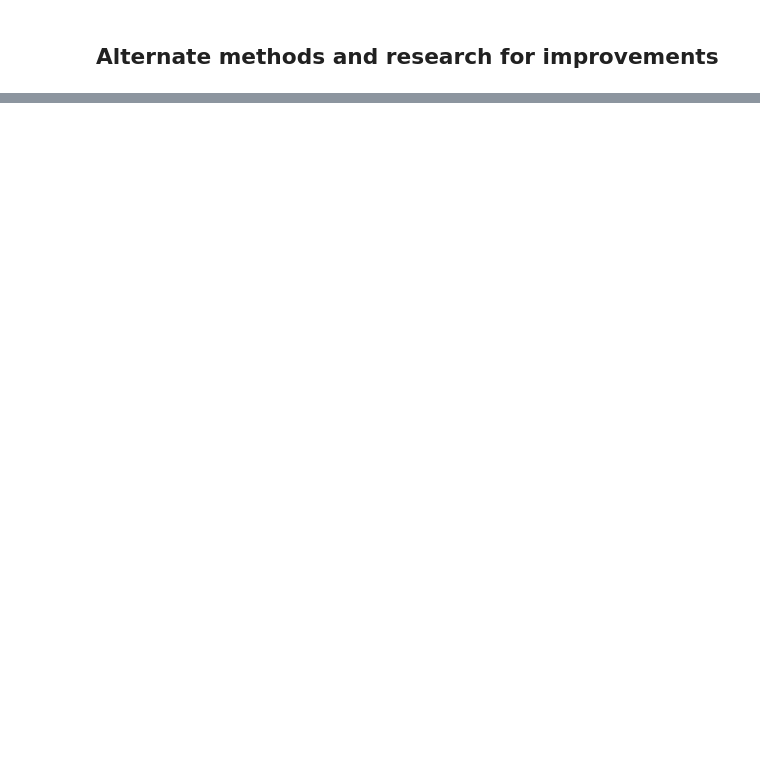
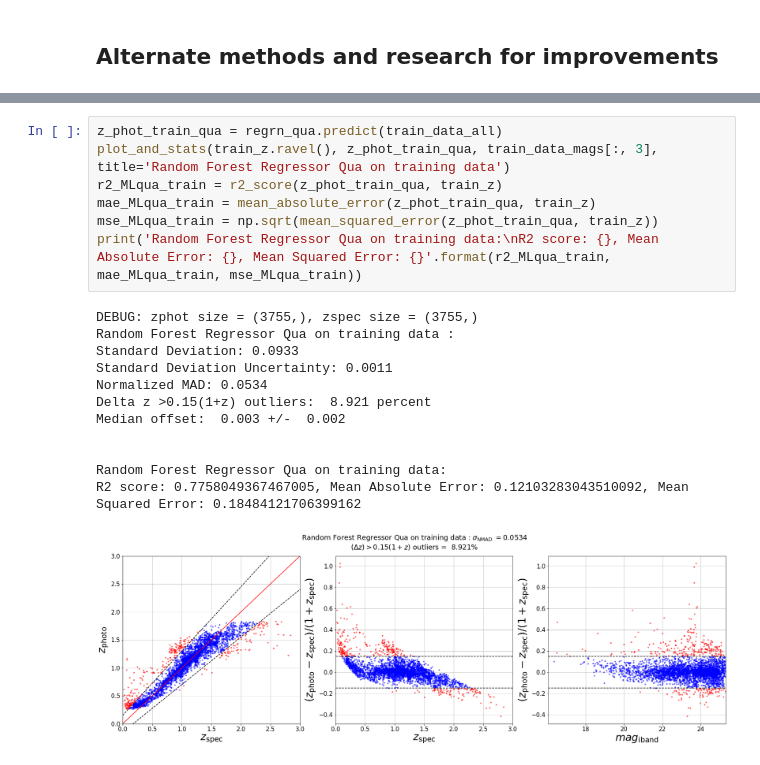
Before and after one commit to sylvielsstfr/Intern2022_PhotoZ, a Jupyter notebook: compare_estimators.ipynb, the cells around one changed output, grey strips where cells are left out. Cells and saved outputs as stored; diff of their text form; blank space fills up the shorter version.

```diff
--- a/compare_estimators.ipynb
+++ b/compare_estimators.ipynb
@@ -563,0 +600,20 @@ R2 score: 0.9882609573661001, Mean Absolute Error: 0.029870808281404218, Mean Sq
+# %%
+z_phot_train_qua = regrn_qua.predict(train_data_all)
+plot_and_stats(train_z.ravel(), z_phot_train_qua, train_data_mags[:, 3], title='Random Forest Regressor Qua on training data')
+r2_MLqua_train = r2_score(z_phot_train_qua, train_z)
+mae_MLqua_train = mean_absolute_error(z_phot_train_qua, train_z)
+mse_MLqua_train = np.sqrt(mean_squared_error(z_phot_train_qua, train_z))
+print('Random Forest Regressor Qua on training data:\nR2 score: {}, Mean Absolute Error: {}, Mean Squared Error: {}'.format(r2_MLqua_train, mae_MLqua_train, mse_MLqua_train))
+# %% [output]
+DEBUG: zphot size = (3755,), zspec size = (3755,)
+Random Forest Regressor Qua on training data :
+Standard Deviation: 0.0933
+Standard Deviation Uncertainty: 0.0011
+Normalized MAD: 0.0534
+Delta z >0.15(1+z) outliers:  8.921 percent
+Median offset:  0.003 +/-  0.002
+
+
+Random Forest Regressor Qua on training data:
+R2 score: 0.7758049367467005, Mean Absolute Error: 0.12103283043510092, Mean Squared Error: 0.18484121706399162
+[figure, added]
```
Also changed, not shown: parts of 35 cells of this notebook, 1 other file.
